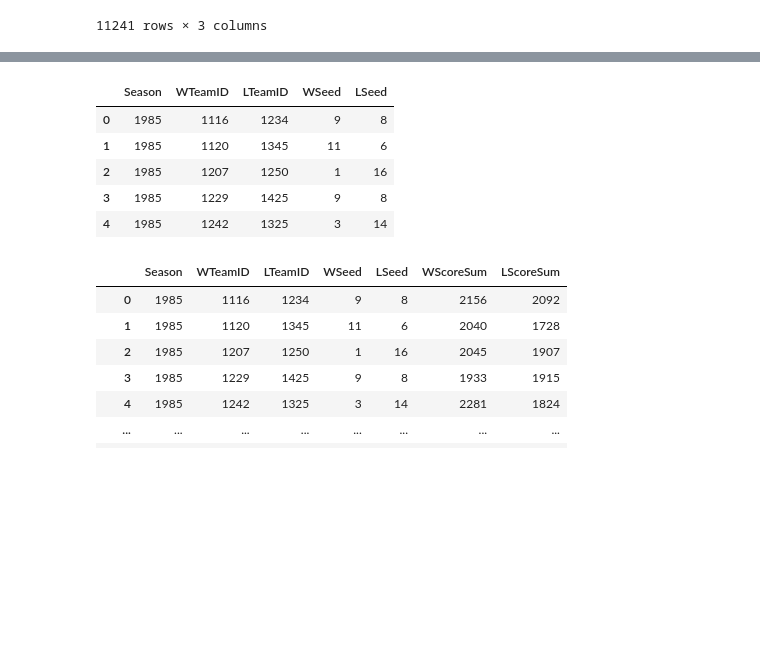
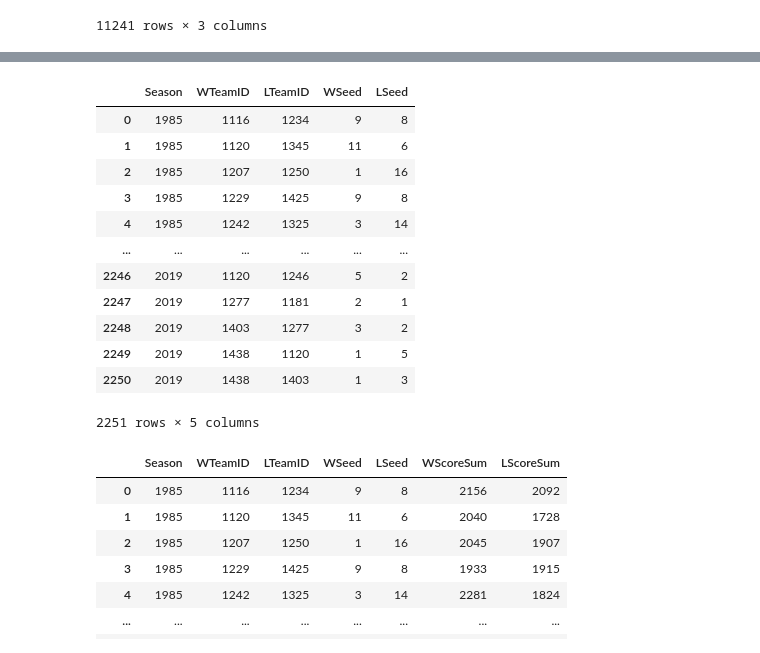
Before and after one commit to BaekKyunShin/NCAA_March_Madness_2020, a Jupyter notebook: XGBoost+LightGBM_Ensemble(score_0.03958).ipynb, the cells around one changed output, grey strips where cells are left out. Saved outputs shown, nothing was run; the diff lists cells and outputs as text; code cells hidden in the pictures; blank space fills up the shorter version.

```diff
--- a/XGBoost+LightGBM_Ensemble(score_0.03958).ipynb
+++ b/XGBoost+LightGBM_Ensemble(score_0.03958).ipynb
@@ -77,26 +130,33 @@ MNCAATourneyCompactResults.head()
 # %%
 # Merge MNCAATourneyCompactResults and MNCAATourneySeeds
 train = pd.merge(MNCAATourneyCompactResults[['Season', 'WTeamID', 'LTeamID']],
               MNCAATourneySeeds,
               how='left',
               left_on=['Season', 'WTeamID'],
               right_on=['Season', 'TeamID'])
 train.rename(columns={'Seed': 'WSeed'}, inplace=True)
 train.drop(['TeamID'], axis=1, inplace=True)
 train = pd.merge(train, MNCAATourneySeeds,
                  how='left',
                 left_on=['Season','LTeamID'],
                 right_on=['Season', 'TeamID'])
 train.rename(columns={'Seed': 'LSeed'}, inplace=True)
 train.drop('TeamID', axis=1, inplace=True)
-train.head()
+train
 # %% [output]
 |  | Season | WTeamID | LTeamID | WSeed | LSeed |
 | 0 | 1985 | 1116 | 1234 | 9 | 8 |
 | 1 | 1985 | 1120 | 1345 | 11 | 6 |
 | 2 | 1985 | 1207 | 1250 | 1 | 16 |
 | 3 | 1985 | 1229 | 1425 | 9 | 8 |
 | 4 | 1985 | 1242 | 1325 | 3 | 14 |
+| ... | ... | ... | ... | ... | ... |
+| 2246 | 2019 | 1120 | 1246 | 5 | 2 |
+| 2247 | 2019 | 1277 | 1181 | 2 | 1 |
+| 2248 | 2019 | 1403 | 1277 | 3 | 2 |
+| 2249 | 2019 | 1438 | 1120 | 1 | 5 |
+| 2250 | 2019 | 1438 | 1403 | 1 | 3 |
+2251 rows × 5 columns
 # %%
 train = pd.merge(train, season_df, how='left',
                 left_on=['Season', 'WTeamID'],
```
Also changed, not shown: parts of 5 cells of this notebook.
